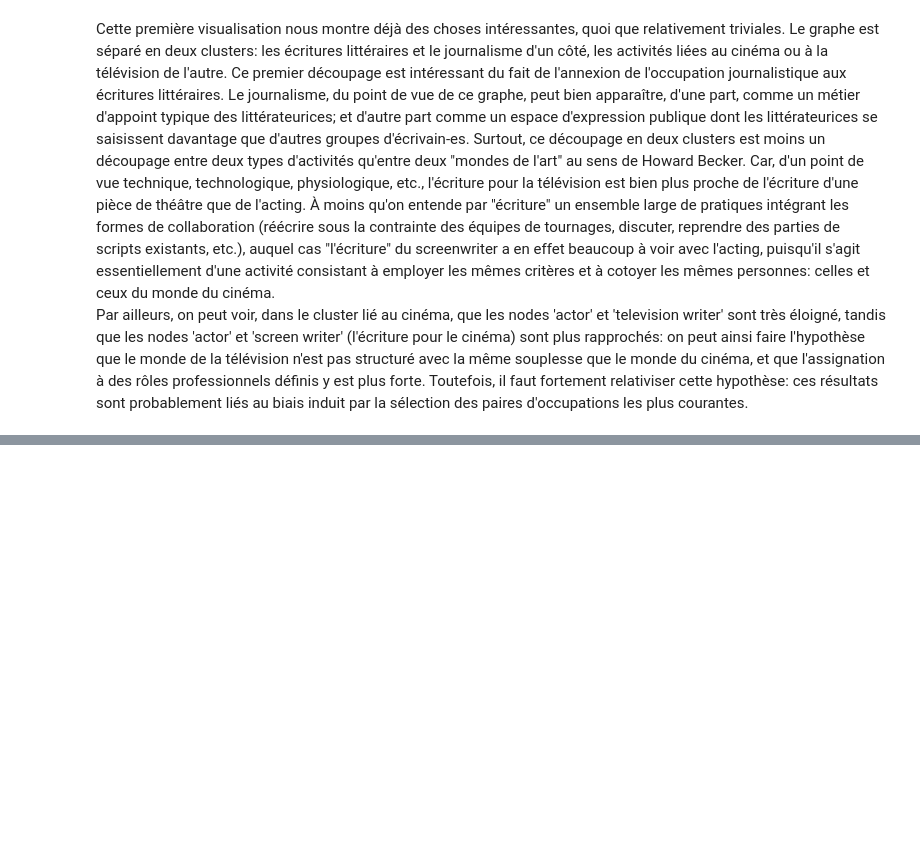
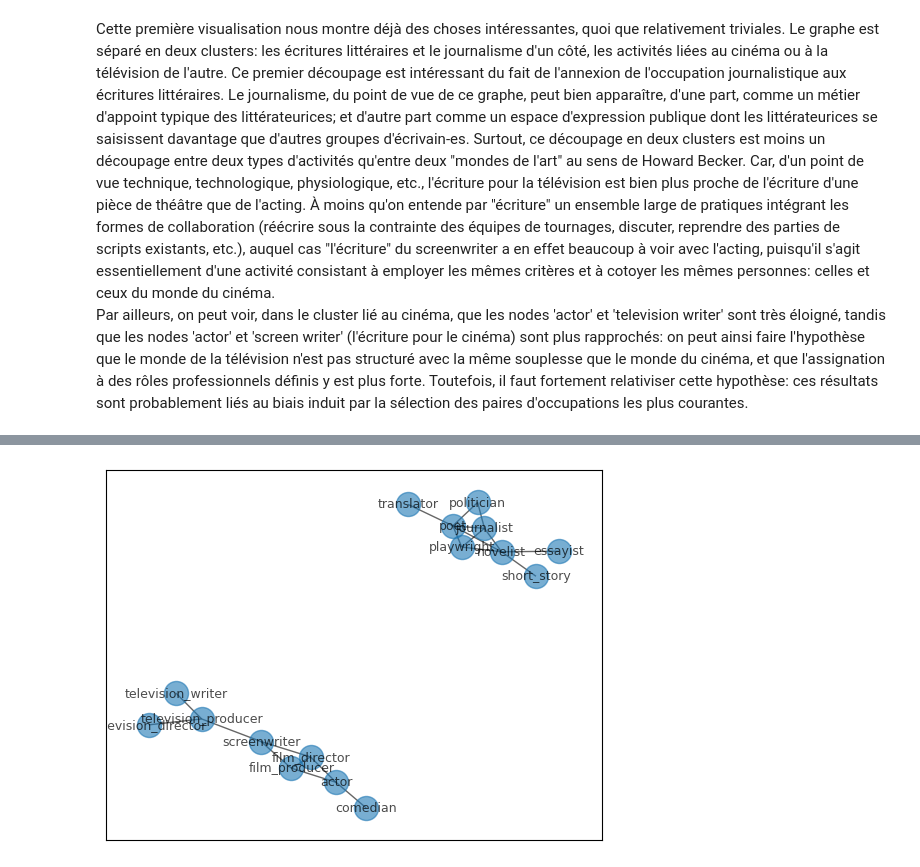
Before and after one commit to thjbdvlt/people_in_literature, a Jupyter notebook: reseaux/reseaux_apres_minuit.ipynb, the cells around one changed output, grey strips where cells are left out. Drawn from its saved outputs; the diff is of its cells as text; code cells hidden in the pictures; blank space fills up the shorter version.

```diff
--- a/reseaux/reseaux_apres_minuit.ipynb
+++ b/reseaux/reseaux_apres_minuit.ipynb
@@ -347,0 +341,4 @@ connected_nodes("book")
+# %%
+faire_un_graphe_simple_most_common(occ_pairs, 20)
+# %% [output]
+[figure, added]
```
Also changed, not shown: parts of 36 cells of this notebook.
